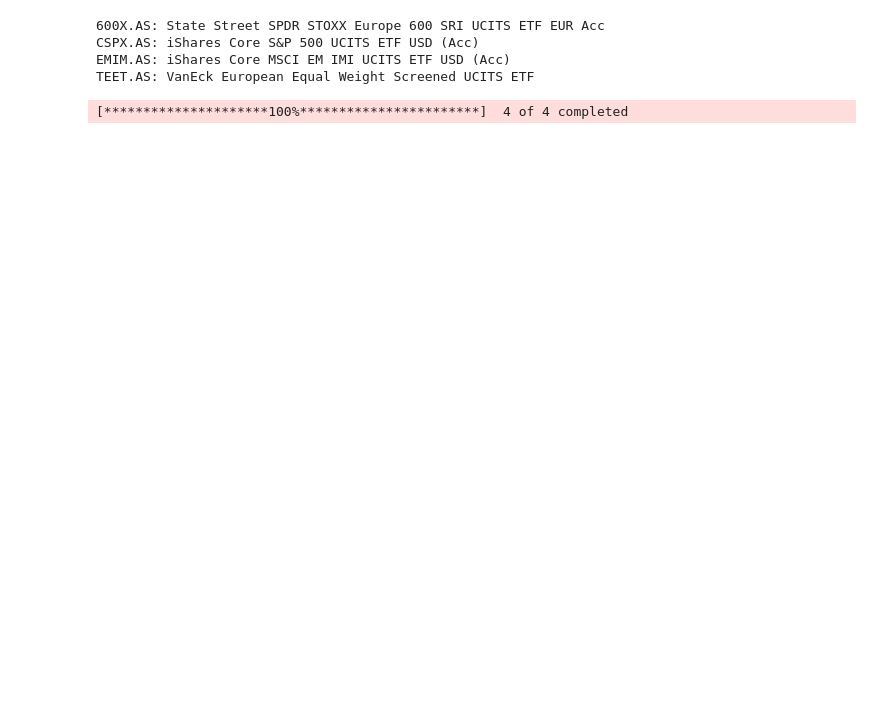
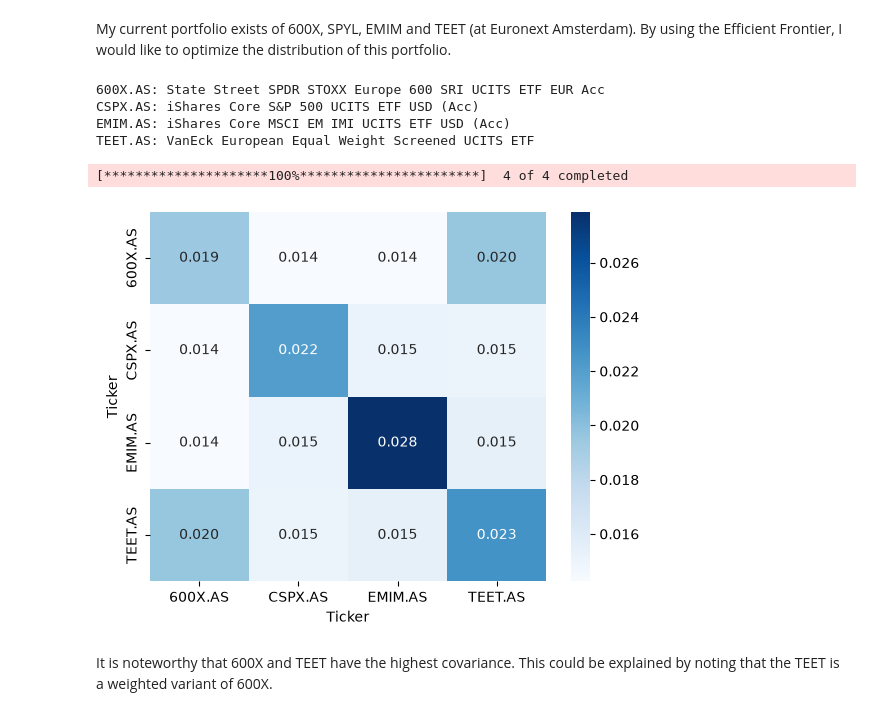
Before and after one commit to ThijsvdLeemkolk/quant-finance, a Jupyter notebook: notebooks/00_efficient_frontier.ipynb, the cells around one changed output. Saved outputs shown, nothing was run; the diff lists cells and outputs as text; code cells hidden in the pictures; blank space fills up the shorter version.

```diff
--- a/notebooks/00_efficient_frontier.ipynb
+++ b/notebooks/00_efficient_frontier.ipynb
@@ -8,6 +8,8 @@ import scipy as sp
 import seaborn as sn
 import warnings
 warnings.simplefilter("ignore")
+# %% [markdown]
+My current portfolio exists of 600X, SPYL, EMIM and TEET (at Euronext Amsterdam). By using the Efficient Frontier, I would like to optimize the distribution of this portfolio.
 # %%
 symbols = ['600X.AS', 'CSPX.AS', 'EMIM.AS', 'TEET.AS'] # CSPX instead of SPYL, since earlier opening date with the same underlying index.
 for symbol in symbols:
@@ -25,7 +27,11 @@ TEET.AS: VanEck European Equal Weight Screened UCITS ETF
 # %%
 returns = data.pct_change().dropna()
 cov_matrix = returns.cov() * 252 # Annualized
 mean_returns = returns.mean() * 252 # # Annualized
 
-sn.heatmap(cov_matrix, annot=True, fmt='g')
+sn.heatmap(cov_matrix, annot=True, fmt='.3f', cmap='Blues')
 plt.show()
+# %% [output]
+[figure, added]
+# %% [markdown]
+It is noteworthy that 600X and TEET have the highest covariance. This could be explained by noting that the TEET is a weighted variant of 600X.
```
Also changed, not shown: parts of 1 cell of this notebook.
